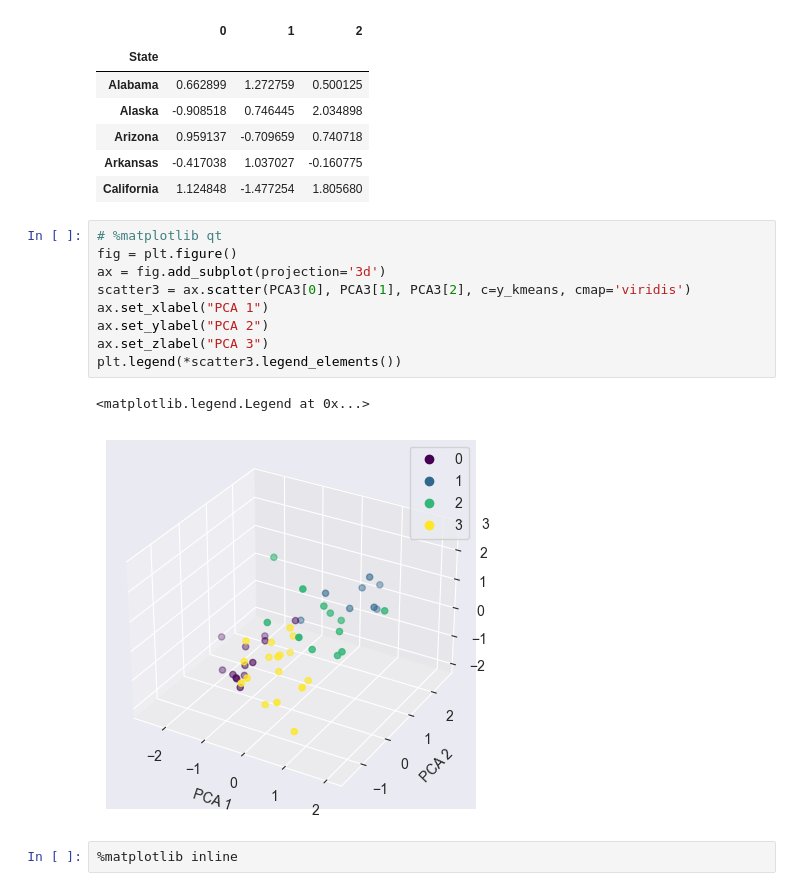
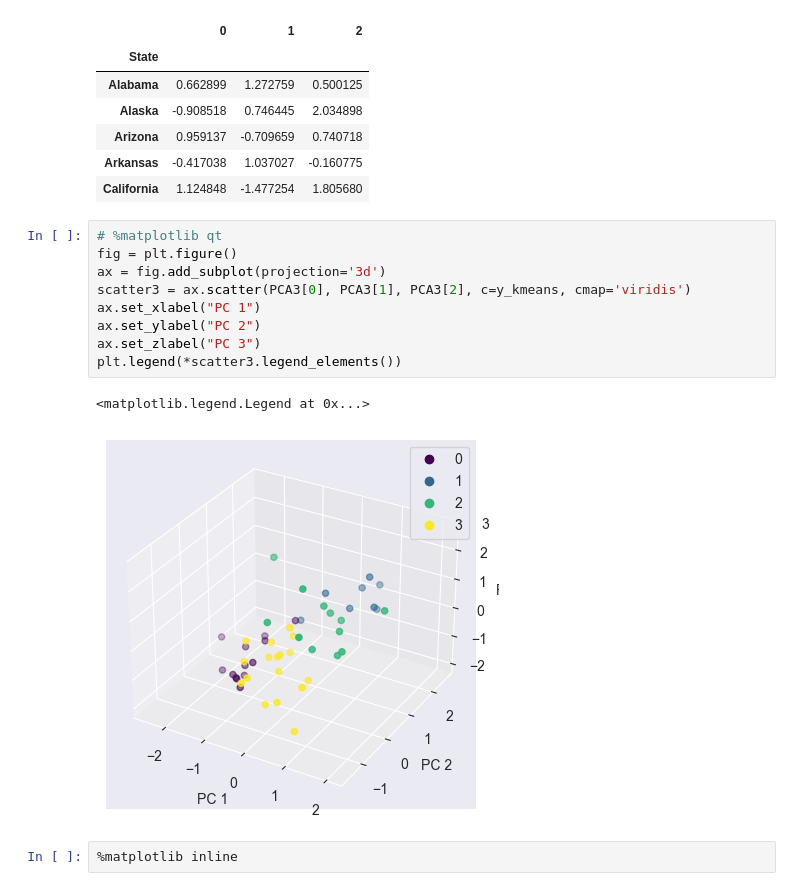
Before and after one commit to Dezzelshipc/CompMath2, a Jupyter notebook: math-statistics/prac5(2)/prac.ipynb, the cells around one changed output. Drawn from its saved outputs; the diff is of its cells as text.

```diff
--- a/math-statistics/prac5(2)/prac.ipynb
+++ b/math-statistics/prac5(2)/prac.ipynb
@@ -587,15 +638,15 @@ PCA3.head()
 # %%
 # %matplotlib qt
 fig = plt.figure()
 ax = fig.add_subplot(projection='3d')
 scatter3 = ax.scatter(PCA3[0], PCA3[1], PCA3[2], c=y_kmeans, cmap='viridis')
-ax.set_xlabel("PCA 1")
-ax.set_ylabel("PCA 2")
-ax.set_zlabel("PCA 3")
+ax.set_xlabel("PC 1")
+ax.set_ylabel("PC 2")
+ax.set_zlabel("PC 3")
 plt.legend(*scatter3.legend_elements())
 # %% [output]
 <matplotlib.legend.Legend at 0x...>
-[figure, old version]
+[figure, new version]
 # %%
 %matplotlib inline
 # %% [markdown]
```
Also changed, not shown: parts of 11 cells of this notebook.
